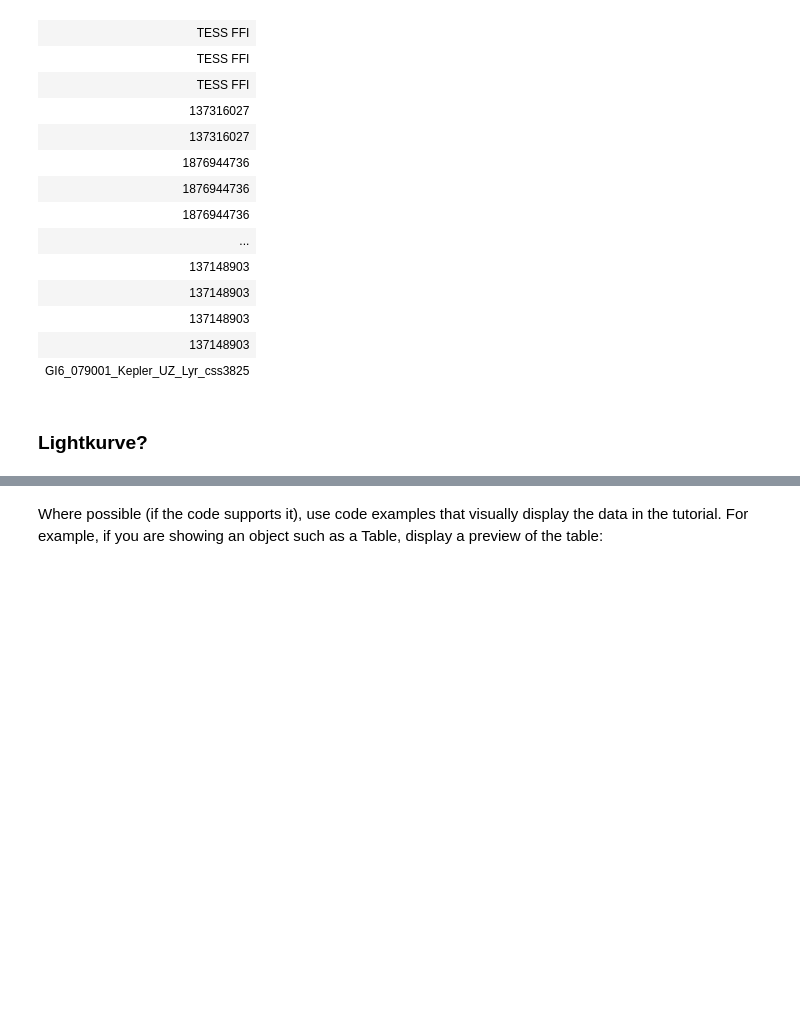
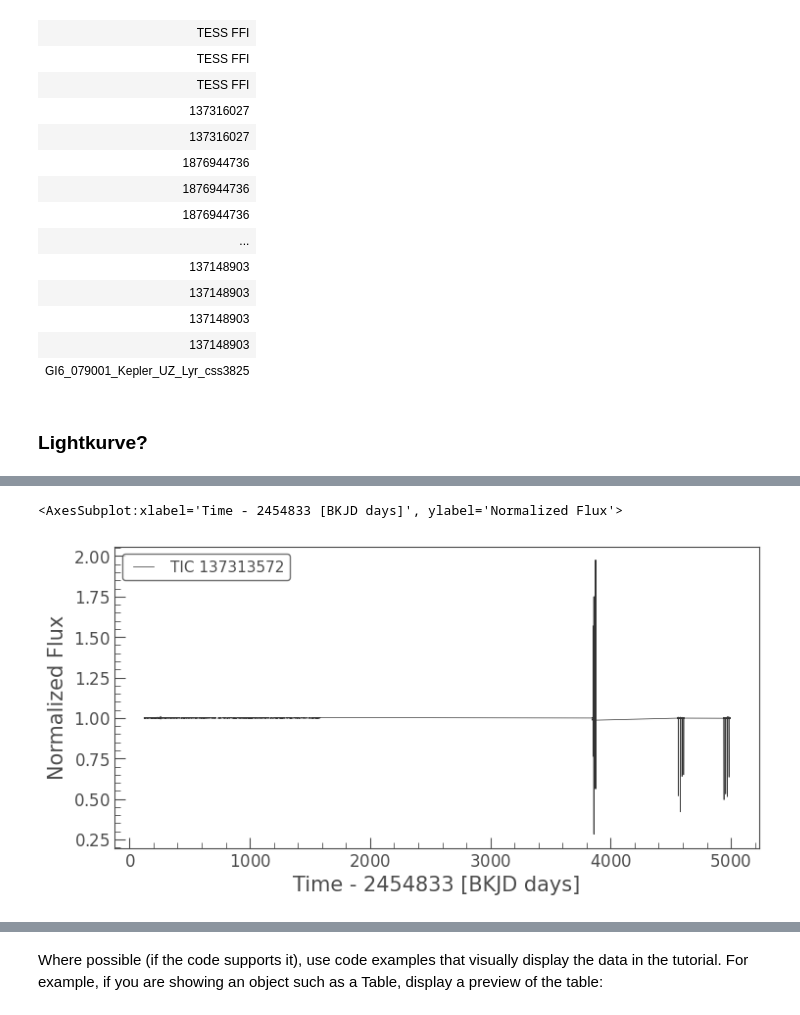
Before and after one commit to spacetelescope/project-tikebook, a Jupyter notebook: kepler_counterparts/kepler_counterparts.ipynb, the cells around one changed output, grey strips where cells are left out. Drawn from its saved outputs; the diff is of its cells as text; code cells hidden in the pictures; blank space fills up the shorter version.

```diff
--- a/kepler_counterparts/kepler_counterparts.ipynb
+++ b/kepler_counterparts/kepler_counterparts.ipynb
@@ -161,0 +217,5 @@ SearchResult containing 0 data products.
+# %%
+#search_result=lk.search_lightcurve('KIC 1164109') # Only returns Kepler light kurves.
+# 291.65265, 36.89502
+search_result=lk.search_lightcurve('291.65265, 36.89502')
+search_result
@@ -162,3 +243,12 @@ SearchResult containing 0 data products.
+# %%
+# Load 'em all. Where does it "go"?
+lc_collection = search_result.download_all()
+# %%
+lc_stitched = lc_collection.stitch()
+lc_stitched.plot()
+# %% [output]
+<AxesSubplot:xlabel='Time - 2454833 [BKJD days]', ylabel='Normalized Flux'>
+[figure, added]
 # %%
 # Can specify author='Kepler' and author='TESS'
 none=True
```
Also changed, not shown: parts of 16 cells of this notebook, 1 other file.
